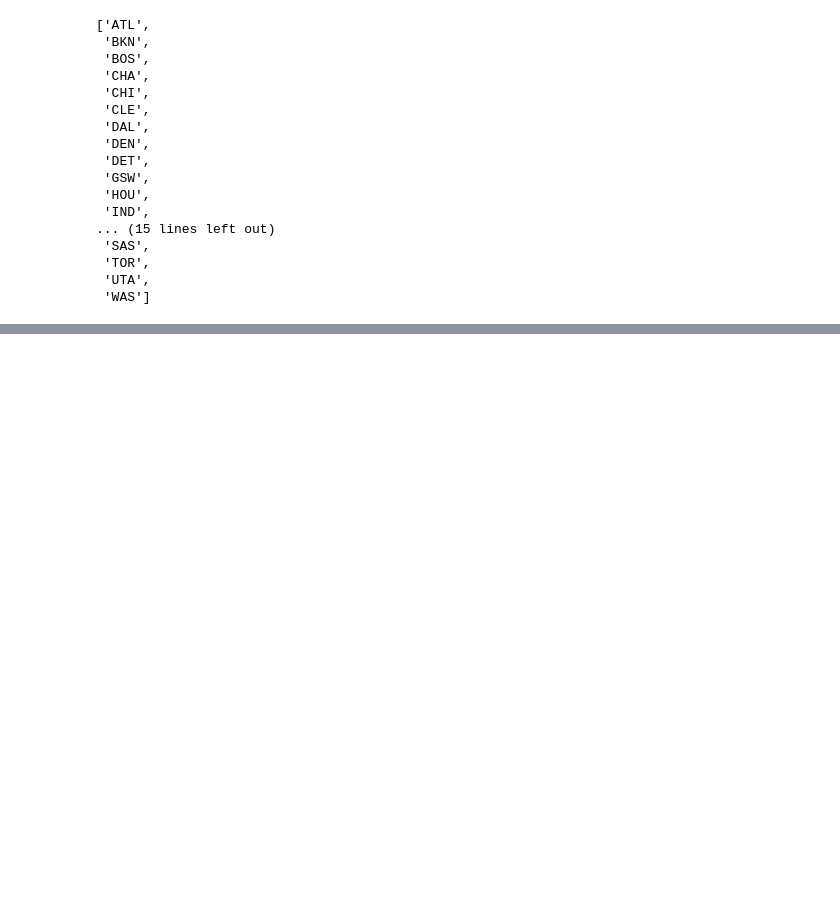
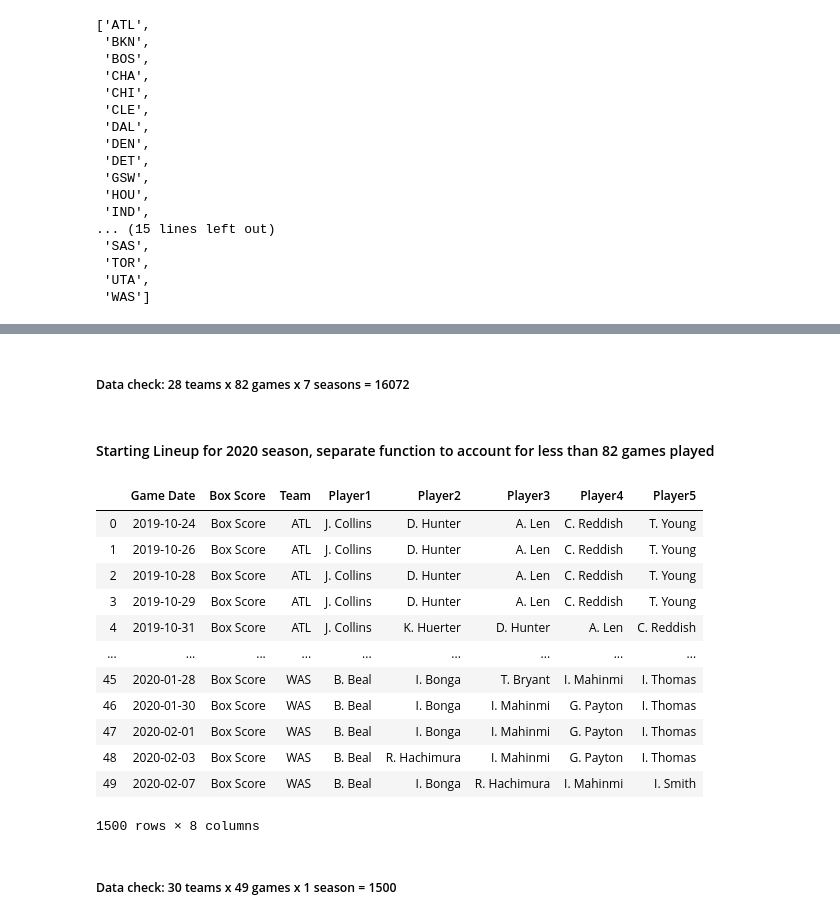
Before and after one commit to ekuo651/NBA-WinLoss-Predictor, a Jupyter notebook: Data Extraction/ReferenceLineup.ipynb, the cells around one changed output, grey strips where cells are left out. Drawn from its saved outputs; the diff is of its cells as text; code cells hidden in the pictures; blank space fills up the shorter version.

```diff
--- a/Data Extraction/ReferenceLineup.ipynb
+++ b/Data Extraction/ReferenceLineup.ipynb
@@ -94,0 +97,46 @@ starting_lineup_final
+# %% [markdown]
+##### Data check: 28 teams x 82 games x 7 seasons = 16072
+# %% [markdown]
+#### Starting Lineup for 2020 season, separate function to account for less than 82 games played
+# %%
+def starting_lineup_2020():
+
+    team_name_list = ['ATL','BOS','BRK', 'CHI', 'CHO', 'CLE', 'DAL', 'DEN', 'DET', 'GSW', 'HOU', 'IND', 'LAC', 'LAL', 'MEM', 'MIA',
+                       'MIL', 'MIN', 'NOP', 'NYK', 'OKC', 'ORL', 'PHI', 'PHO', 'POR', 'SAC', 'SAS', 'TOR', 'UTA', 'WAS']
+    header = ['Game Date', 'Box Score', 'Team', 'Player1', 'Player2', 'Player3', 'Player4', 'Player5']
+    lineup_data_final = pd.DataFrame()
+    year = [2020]
+
+    for i in team_name_list:
+        for j in year:
+            url = 'https://www.basketball-reference.com/teams/{}/{}_start.html'.format(i, j)
+            html = urlopen(url)
+            soup = BeautifulSoup(html)
+            tr_rows = soup.find_all('tr')[1:51]
+            lineup_data = [[a.get_text() for a in tr_rows[i].find_all('a')] for i in range(len(tr_rows))]
+            lineup_data_df = pd.DataFrame(lineup_data, columns=header)
+            lineup_data_df['Team'] = i
+            lineup_data_df['Game Date'] = pd.to_datetime(lineup_data_df['Game Date'])
+            lineup_data_final = lineup_data_final.append(lineup_data_df)
+
+
+    return lineup_data_final
+# %%
+starting_lineup_2020 = starting_lineup_2020()
+starting_lineup_2020
+# %% [output]
+|  | Game Date | Box Score | Team | Player1 | Player2 | Player3 | Player4 | Player5 |
+| 0 | 2019-10-24 | Box Score | ATL | J. Collins | D. Hunter | A. Len | C. Reddish | T. Young |
+| 1 | 2019-10-26 | Box Score | ATL | J. Collins | D. Hunter | A. Len | C. Reddish | T. Young |
+| 2 | 2019-10-28 | Box Score | ATL | J. Collins | D. Hunter | A. Len | C. Reddish | T. Young |
+| 3 | 2019-10-29 | Box Score | ATL | J. Collins | D. Hunter | A. Len | C. Reddish | T. Young |
+| 4 | 2019-10-31 | Box Score | ATL | J. Collins | K. Huerter | D. Hunter | A. Len | C. Reddish |
+| ... | ... | ... | ... | ... | ... | ... | ... | ... |
+| 45 | 2020-01-28 | Box Score | WAS | B. Beal | I. Bonga | T. Bryant | I. Mahinmi | I. Thomas |
+| 46 | 2020-01-30 | Box Score | WAS | B. Beal | I. Bonga | I. Mahinmi | G. Payton | I. Thomas |
+| 47 | 2020-02-01 | Box Score | WAS | B. Beal | I. Bonga | I. Mahinmi | G. Payton | I. Thomas |
+| 48 | 2020-02-03 | Box Score | WAS | B. Beal | R. Hachimura | I. Mahinmi | G. Payton | I. Thomas |
+| 49 | 2020-02-07 | Box Score | WAS | B. Beal | I. Bonga | R. Hachimura | I. Mahinmi | I. Smith |
+1500 rows × 8 columns
+# %% [markdown]
+##### Data check: 30 teams x 49 games x 1 season = 1500
```
Also changed, not shown: parts of 25 cells of this notebook.
